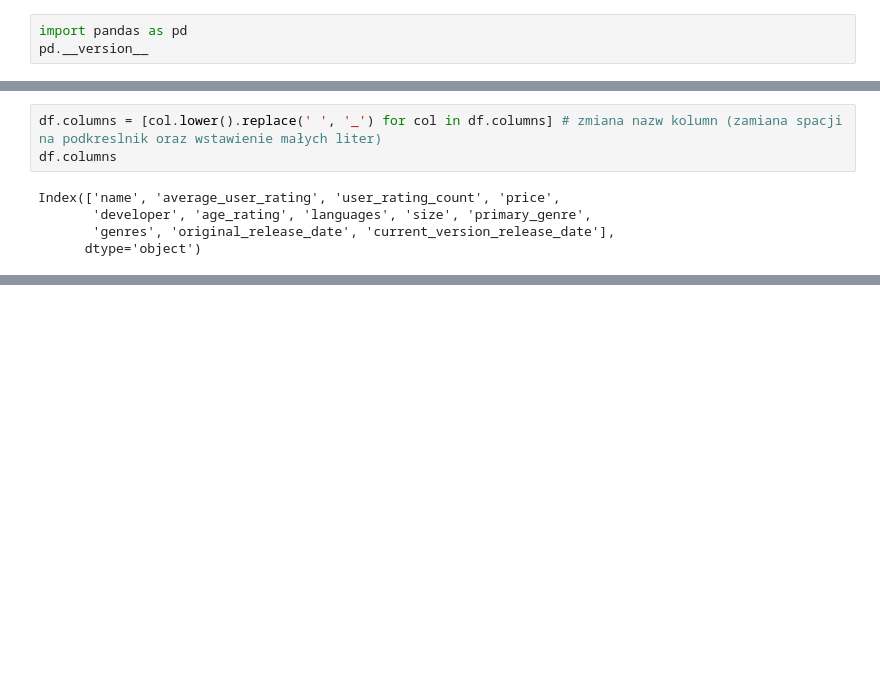
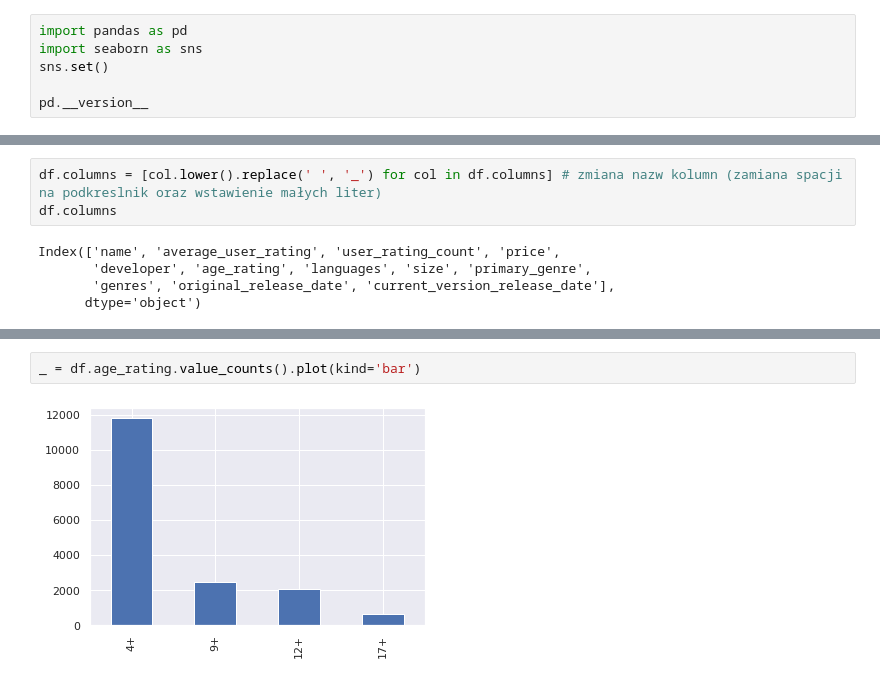
Before and after one commit to mietekdom/Data_Science_Cases, a Jupyter notebook: Appstore/Appstore.ipynb, the cells around one changed output, grey strips where cells are left out. Drawn from its saved outputs; the diff is of its cells as text; blank space fills up the shorter version.

```diff
--- a/Appstore/Appstore.ipynb
+++ b/Appstore/Appstore.ipynb
@@ -4,6 +4,9 @@
 Impot biblotek
 # %%
 import pandas as pd
+import seaborn as sns
+sns.set()
+
 pd.__version__
 # %% [output]
 '1.0.5'
@@ -114,0 +157,4 @@ Index(['name', 'average_user_rating', 'user_rating_count', 'price',
+# %%
+_ = df.age_rating.value_counts().plot(kind='bar')
+# %% [output]
+[figure, added]
```
Also changed, not shown: parts of 7 cells of this notebook.
